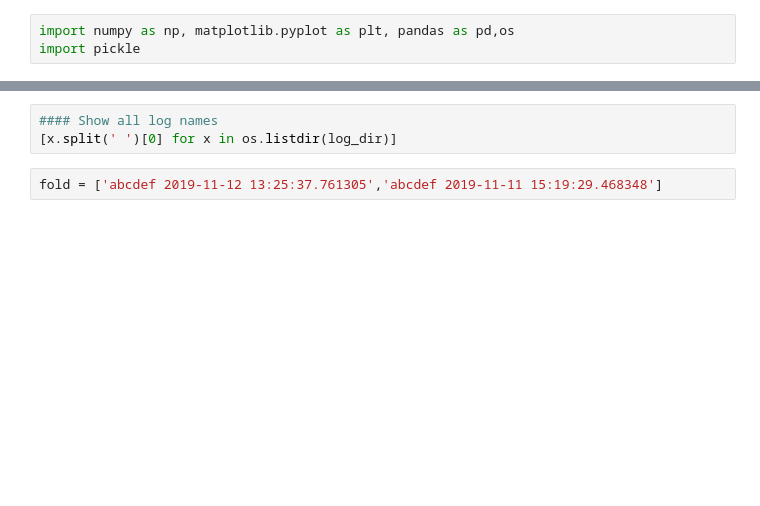
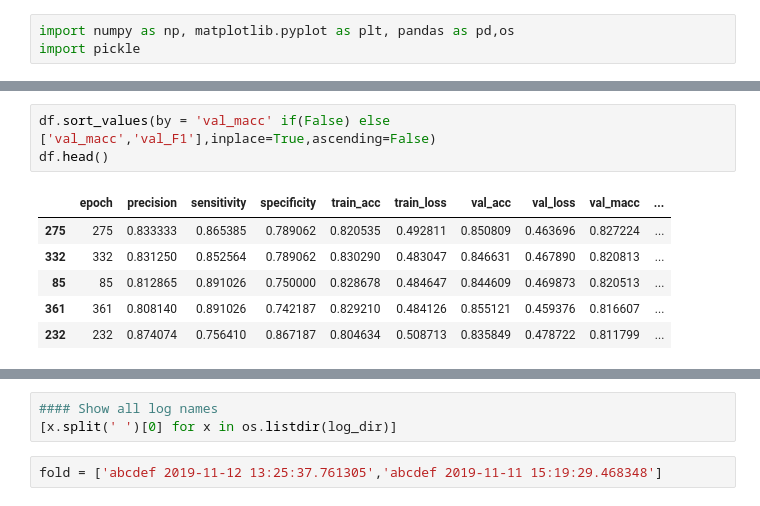
Before and after one commit to IstiaqAnsari/SpectNet, a Jupyter notebook: codes/result analysis .ipynb, the cells around one changed output, grey strips where cells are left out. Saved outputs shown, nothing was run; the diff lists cells and outputs as text; blank space fills up the shorter version.

```diff
--- a/codes/result analysis .ipynb
+++ b/codes/result analysis .ipynb
@@ -127,0 +182,10 @@ TypeError: 'NoneType' object is not iterable
+# %%
+df.sort_values(by = 'val_macc' if(False) else ['val_macc','val_F1'],inplace=True,ascending=False)
+df.head()
+# %% [output]
+|  | epoch | precision | sensitivity | specificity | train_acc | train_loss | val_acc | val_loss | val_macc | ... |
+| 275 | 275 | 0.833333 | 0.865385 | 0.789062 | 0.820535 | 0.492811 | 0.850809 | 0.463696 | 0.827224 | ... |
+| 332 | 332 | 0.831250 | 0.852564 | 0.789062 | 0.830290 | 0.483047 | 0.846631 | 0.467890 | 0.820813 | ... |
+| 85 | 85 | 0.812865 | 0.891026 | 0.750000 | 0.828678 | 0.484647 | 0.844609 | 0.469873 | 0.820513 | ... |
+| 361 | 361 | 0.808140 | 0.891026 | 0.742187 | 0.829210 | 0.484126 | 0.855121 | 0.459376 | 0.816607 | ... |
+| 232 | 232 | 0.874074 | 0.756410 | 0.867187 | 0.804634 | 0.508713 | 0.835849 | 0.478722 | 0.811799 | ... |
```
Also changed, not shown: parts of 21 cells of this notebook, 6 other files.
